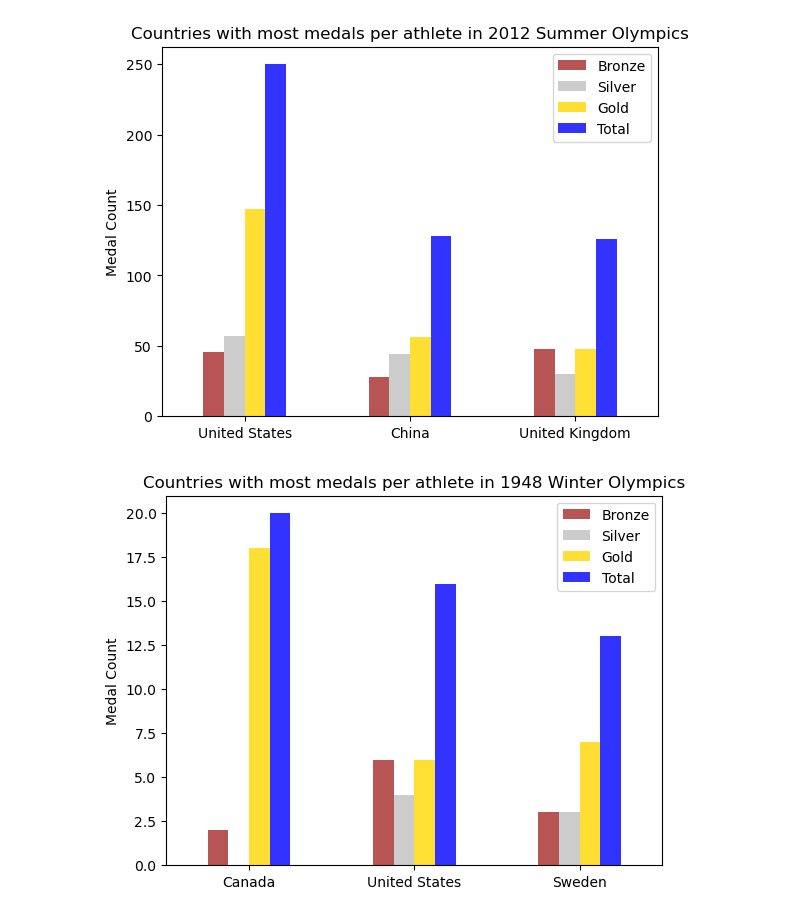
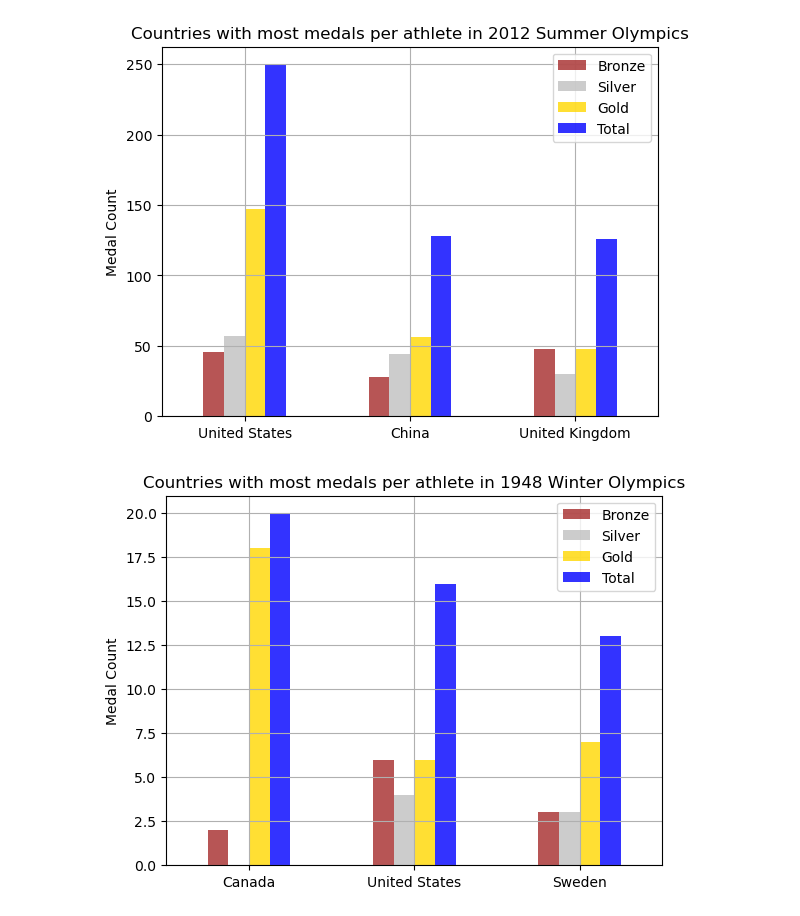
Before and after one commit to HomarOrtiz/project_1, a Jupyter notebook: Homar/Homar.ipynb, the cells around one changed output. Drawn from its saved outputs; the diff is of its cells as text; code cells hidden in the pictures.

```diff
--- a/Homar/Homar.ipynb
+++ b/Homar/Homar.ipynb
@@ -264,16 +264,16 @@ plot_2 = df_summer1980.plot(kind = 'bar', title = 'Countries with most medals pe
 # %%
 #Summer 2012 Top 3
 plot_2012 = df_summer2012.plot(kind = 'bar', title = 'Countries with most medals per athlete in 2012 Summer Olympics', xlabel = '',
-                            ylabel = 'Medal Count', color = ['Brown', 'Silver', 'Gold', 'Blue'], alpha = 0.80, rot = 0)
+                            ylabel = 'Medal Count', color = ['Brown', 'Silver', 'Gold', 'Blue'], alpha = 0.80, rot = 0, grid = True)
 # %% [output]
-[figure, old version]
+[figure, new version]
 # %%
 #Winter 1948 Top 3
 sorted_winter1948 = df_winter1948.sort_values(by = 'Total', ascending=False)
 plot_4 = sorted_winter1948.plot(kind = 'bar', title = 'Countries with most medals per athlete in 1948 Winter Olympics', xlabel = '',
-                            ylabel = 'Medal Count', color = ['Brown', 'Silver', 'Gold', 'Blue'], alpha = 0.80, rot = 0)
+                            ylabel = 'Medal Count', color = ['Brown', 'Silver', 'Gold', 'Blue'], alpha = 0.80, rot = 0, grid = True)
 # %% [output]
-[figure, old version]
+[figure, new version]
 # %%
 sorted_winter1980 = df_winter1980.sort_values(by = 'Total', ascending=False)
 plot_5 = sorted_winter1980.plot(kind = 'bar', title = 'Countries with most medals per athlete in 1980 Winter Olympics', xlabel = '',
```
Also changed, not shown: parts of 4 cells of this notebook.
